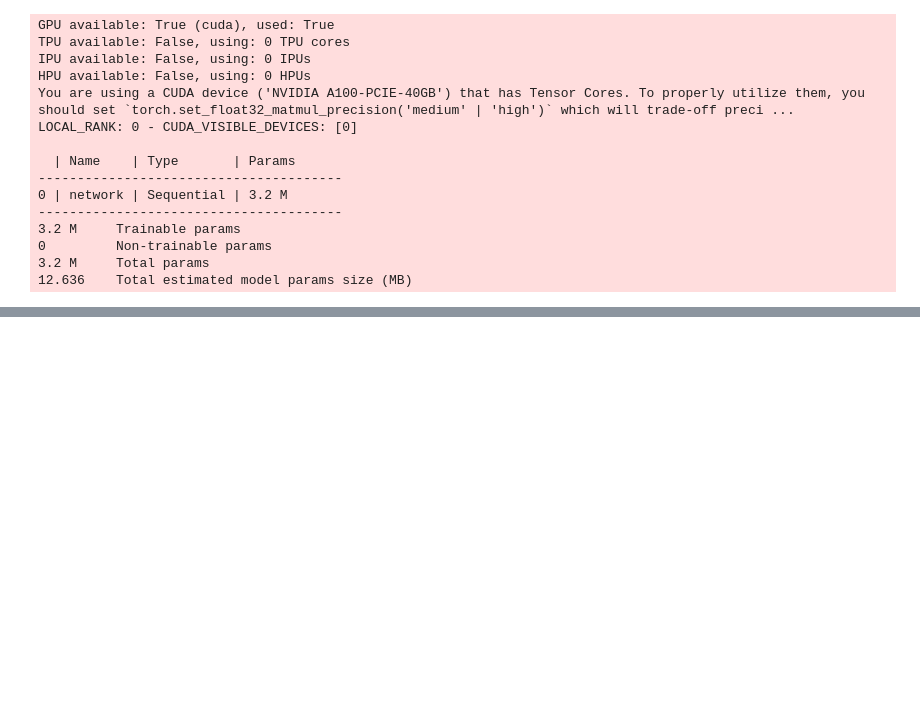
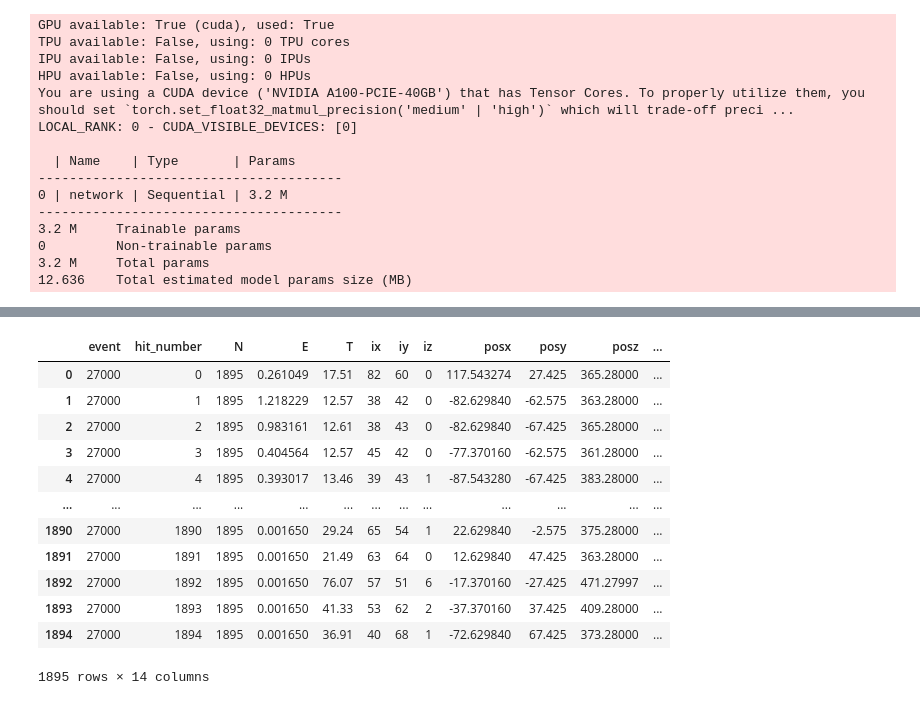
Before and after one commit to wpmccormack/ePIC_Clustering_2023, a Jupyter notebook: examples/notebooks/member_classification.ipynb, the cells around one changed output, grey strips where cells are left out. Saved outputs shown, nothing was run; the diff lists cells and outputs as text; code cells hidden in the pictures; blank space fills up the shorter version.

```diff
--- a/examples/notebooks/member_classification.ipynb
+++ b/examples/notebooks/member_classification.ipynb
@@ -177,0 +243,22 @@ LOCAL_RANK: 0 - CUDA_VISIBLE_DEVICES: [0]
+# %%
+input_dir = "/global/cfs/cdirs/m3443/data/PowerWeek/train/train"
+csv_file = os.path.join(input_dir, "/global/cfs/cdirs/m3443/data/PowerWeek/train/train/train_ePIC_event27000_28000.csv")
+events = pd.read_csv(csv_file)
+# %%
+event_df = events[events.event == 27000]
+# %%
+event_df
+# %% [output]
+|  | event | hit_number | N | E | T | ix | iy | iz | posx | posy | posz | ... |
+| 0 | 27000 | 0 | 1895 | 0.261049 | 17.51 | 82 | 60 | 0 | 117.543274 | 27.425 | 365.28000 | ... |
+| 1 | 27000 | 1 | 1895 | 1.218229 | 12.57 | 38 | 42 | 0 | -82.629840 | -62.575 | 363.28000 | ... |
+| 2 | 27000 | 2 | 1895 | 0.983161 | 12.61 | 38 | 43 | 0 | -82.629840 | -67.425 | 365.28000 | ... |
+| 3 | 27000 | 3 | 1895 | 0.404564 | 12.57 | 45 | 42 | 0 | -77.370160 | -62.575 | 361.28000 | ... |
+| 4 | 27000 | 4 | 1895 | 0.393017 | 13.46 | 39 | 43 | 1 | -87.543280 | -67.425 | 383.28000 | ... |
+| ... | ... | ... | ... | ... | ... | ... | ... | ... | ... | ... | ... | ... |
+| 1890 | 27000 | 1890 | 1895 | 0.001650 | 29.24 | 65 | 54 | 1 | 22.629840 | -2.575 | 375.28000 | ... |
+| 1891 | 27000 | 1891 | 1895 | 0.001650 | 21.49 | 63 | 64 | 0 | 12.629840 | 47.425 | 363.28000 | ... |
+| 1892 | 27000 | 1892 | 1895 | 0.001650 | 76.07 | 57 | 51 | 6 | -17.370160 | -27.425 | 471.27997 | ... |
+| 1893 | 27000 | 1893 | 1895 | 0.001650 | 41.33 | 53 | 62 | 2 | -37.370160 | 37.425 | 409.28000 | ... |
+| 1894 | 27000 | 1894 | 1895 | 0.001650 | 36.91 | 40 | 68 | 1 | -72.629840 | 67.425 | 373.28000 | ... |
+1895 rows × 14 columns
```
Also changed, not shown: parts of 20 cells of this notebook, 4 other files.
